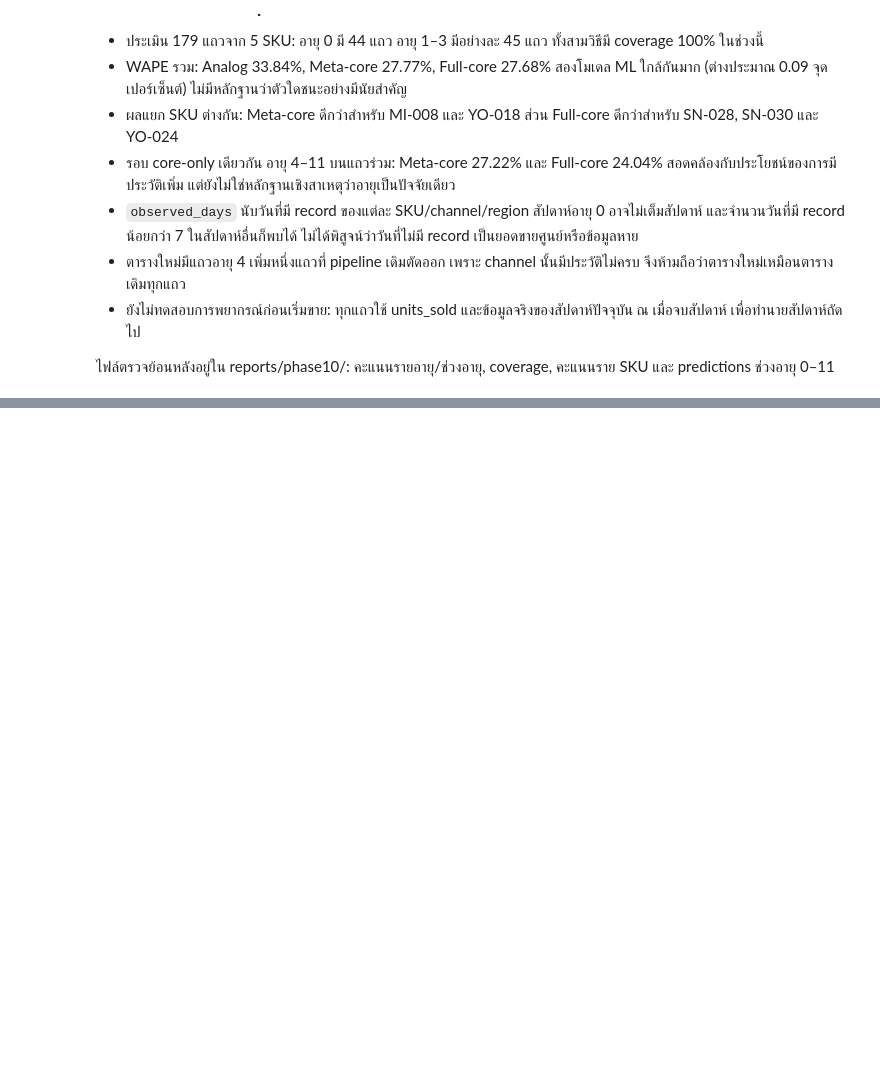
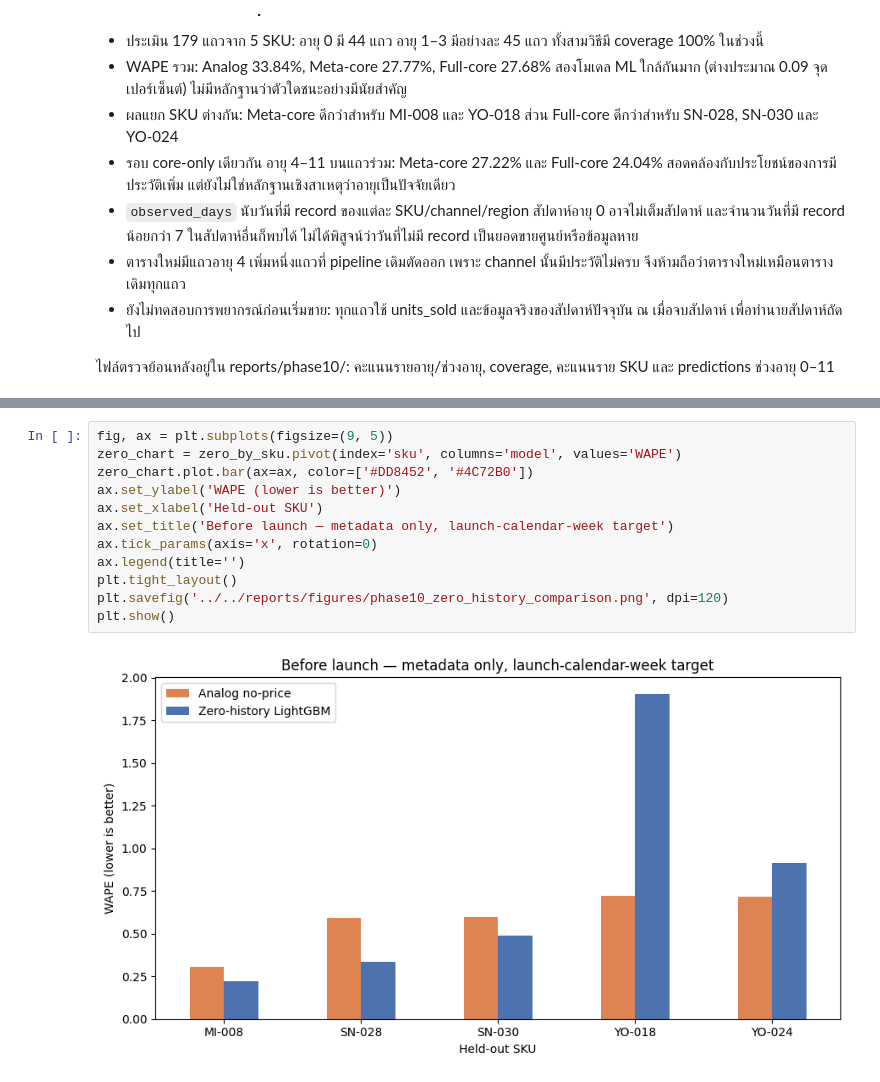
Before and after one commit to thitiwutsuk/Forecasting-FMCG-Daily-Sales, a Jupyter notebook: notebooks/04_cold_start/10_cold_start.ipynb, the cells around one changed output, grey strips where cells are left out. Drawn from its saved outputs; the diff is of its cells as text; blank space fills up the shorter version.

```diff
--- a/notebooks/04_cold_start/10_cold_start.ipynb
+++ b/notebooks/04_cold_start/10_cold_start.ipynb
@@ -394,0 +509,14 @@ plt.show()
+# %%
+fig, ax = plt.subplots(figsize=(9, 5))
+zero_chart = zero_by_sku.pivot(index='sku', columns='model', values='WAPE')
+zero_chart.plot.bar(ax=ax, color=['#DD8452', '#4C72B0'])
+ax.set_ylabel('WAPE (lower is better)')
+ax.set_xlabel('Held-out SKU')
+ax.set_title('Before launch — metadata only, launch-calendar-week target')
+ax.tick_params(axis='x', rotation=0)
+ax.legend(title='')
+plt.tight_layout()
+plt.savefig('../../reports/figures/phase10_zero_history_comparison.png', dpi=120)
+plt.show()
+# %% [output]
+[figure, added]
```
Also changed, not shown: parts of 3 cells of this notebook, 5 other files.
